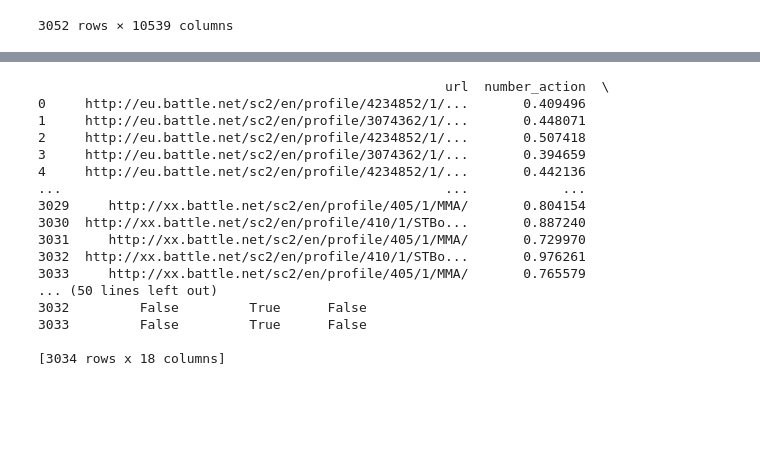
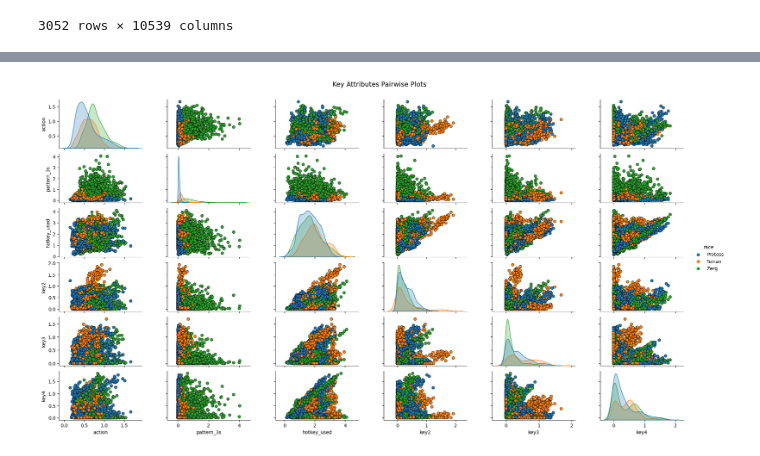
Before and after one commit to Danh-Lan/Data-Mining, a Jupyter notebook: ot2-project-dm.ipynb, the cells around one changed output, grey strips where cells are left out. Cells and saved outputs as stored; diff of their text form; code cells hidden in the pictures; blank space fills up the shorter version.

```diff
--- a/ot2-project-dm.ipynb
+++ b/ot2-project-dm.ipynb
@@ -146,24 +195,15 @@ new_df.head()
+# %%
+# Pair-wise Scatter Plots
+cols = ['action', 'pattern_3s','hotkey_used', 'key2', "key3","key4","race"]
+pp = sns.pairplot(new_df[cols], hue = "race", height=1.8, aspect=1.8,
+                  plot_kws=dict(edgecolor="k", linewidth=0.5),
+                  diag_kind="kde", diag_kws=dict(fill=True))
+
+fig = pp.fig
+fig.subplots_adjust(top=0.93, wspace=0.3)
+t = fig.suptitle('Key Attributes Pairwise Plots', fontsize=14)
+# %% [output]
+[figure, added]
 # %%
 # One-hot encode the specified columns
 new_df = pd.get_dummies(new_df, columns=['race'])
-
-# Display the encoded DataFrame
-print(new_df)
-# %% [output]
-                                                    url  number_action  \
-0     http://eu.battle.net/sc2/en/profile/4234852/1/...       0.409496
-1     http://eu.battle.net/sc2/en/profile/3074362/1/...       0.448071
-2     http://eu.battle.net/sc2/en/profile/4234852/1/...       0.507418
-3     http://eu.battle.net/sc2/en/profile/3074362/1/...       0.394659
-4     http://eu.battle.net/sc2/en/profile/4234852/1/...       0.442136
-...                                                 ...            ...
-3029     http://xx.battle.net/sc2/en/profile/405/1/MMA/       0.804154
-3030  http://xx.battle.net/sc2/en/profile/410/1/STBo...       0.887240
-3031     http://xx.battle.net/sc2/en/profile/405/1/MMA/       0.729970
-3032  http://xx.battle.net/sc2/en/profile/410/1/STBo...       0.976261
-3033     http://xx.battle.net/sc2/en/profile/405/1/MMA/       0.765579
-... (50 lines left out)
-3032         False         True      False
-3033         False         True      False
-
-[3034 rows x 18 columns]
```
Also changed, not shown: parts of 35 cells of this notebook.
